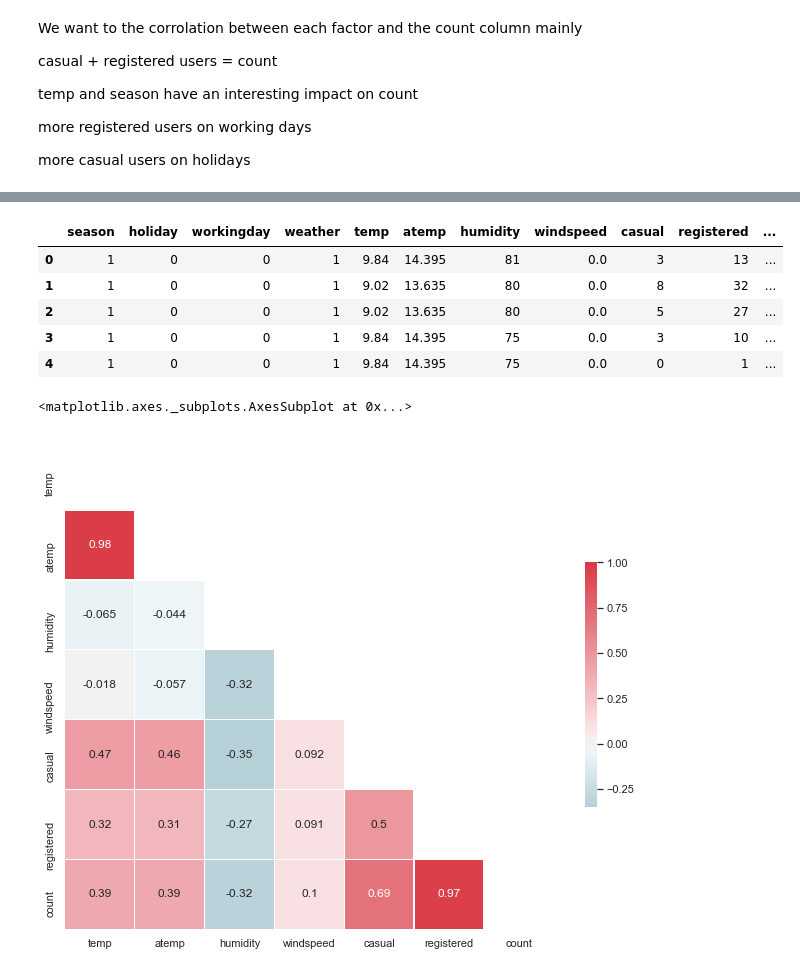
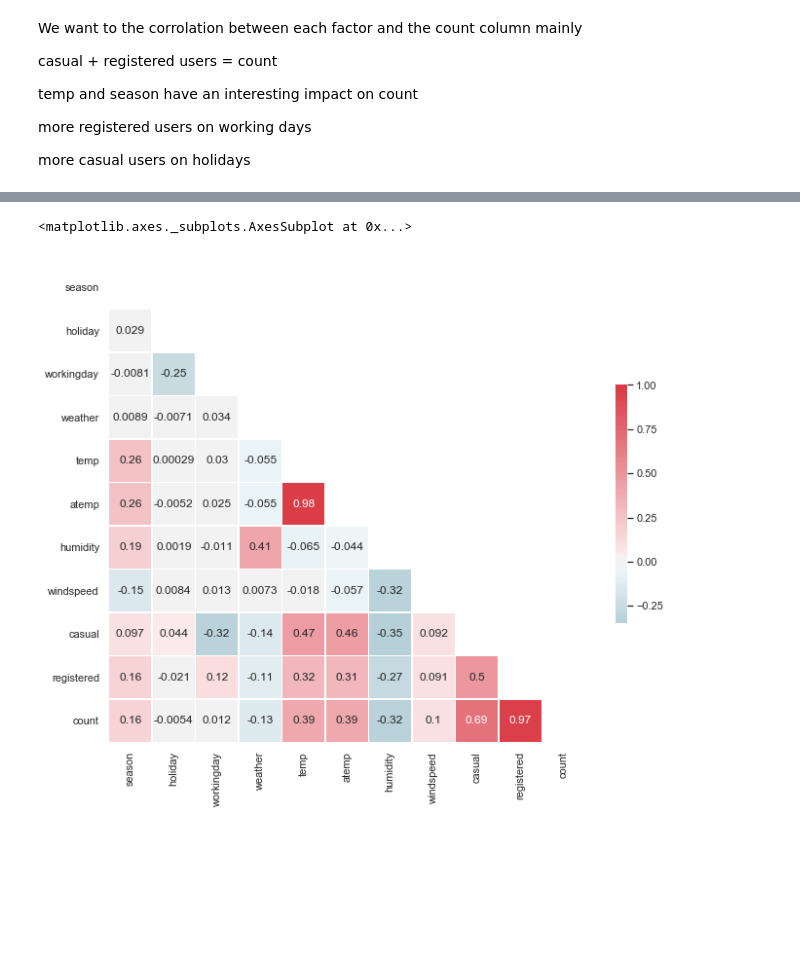
Before and after one commit to LevanAGit/bikeshare_timeseries_analysis, a Jupyter notebook: bikeshare_timeseries_analysis.ipynb, the cells around one changed output, grey strips where cells are left out. Drawn from its saved outputs; the diff is of its cells as text; code cells hidden in the pictures; blank space fills up the shorter version.

```diff
--- a/bikeshare_timeseries_analysis.ipynb
+++ b/bikeshare_timeseries_analysis.ipynb
@@ -139,0 +175,4 @@ SplitMonthYear(df)
+# %%
+df['month'] = df['date'].dt.strftime("%m")
+df['year'] = df['date'].dt.strftime("%Y")
+df['month year'] = df['date'].dt.strftime("%m-%Y")
@@ -246,7 +292,7 @@ We can see from here there are many more users over the warmer hours of the day
 # %%
-variablelist = ["hour", "month", "season", "weather", "holiday", "workingday"]
+"""variablelist = ["hour", "month", "season", "weather", "holiday", "workingday"]
 for var in variablelist:
-    df[var] = df[var].astype("category")
+    df[var] = df[var].astype("category")"""
 # %%
 df.dtypes
 # %% [output]
@@ -278,23 +316,15 @@ df.head()
-# %%
-df.head()
-# %% [output]
-|  | season | holiday | workingday | weather | temp | atemp | humidity | windspeed | casual | registered | ... |
-| 0 | 1 | 0 | 0 | 1 | 9.84 | 14.395 | 81 | 0.0 | 3 | 13 | ... |
-| 1 | 1 | 0 | 0 | 1 | 9.02 | 13.635 | 80 | 0.0 | 8 | 32 | ... |
-| 2 | 1 | 0 | 0 | 1 | 9.02 | 13.635 | 80 | 0.0 | 5 | 27 | ... |
-| 3 | 1 | 0 | 0 | 1 | 9.84 | 14.395 | 75 | 0.0 | 3 | 10 | ... |
-| 4 | 1 | 0 | 0 | 1 | 9.84 | 14.395 | 75 | 0.0 | 0 | 1 | ... |
 # %%
 sns.set(style="white")
 
-mask = np.zeros_like(df.corr(), dtype=np.bool)
+mask = np.zeros_like(corr, dtype=np.bool)
 mask[np.triu_indices_from(mask)] = True
 
 f, ax = plt.subplots(figsize=(11, 9))
+
 cmap = sns.diverging_palette(220, 10, as_cmap=True)
 
 sns.heatmap(df.corr(), mask=mask, cmap=cmap, vmax=1, center=0,
             square=True, linewidths=.5, cbar_kws={"shrink": .5}, annot=True)
 # %% [output]
 <matplotlib.axes._subplots.AxesSubplot at 0x...>
-[figure, old version]
+[figure, new version]
```
Also changed, not shown: parts of 47 cells of this notebook.
